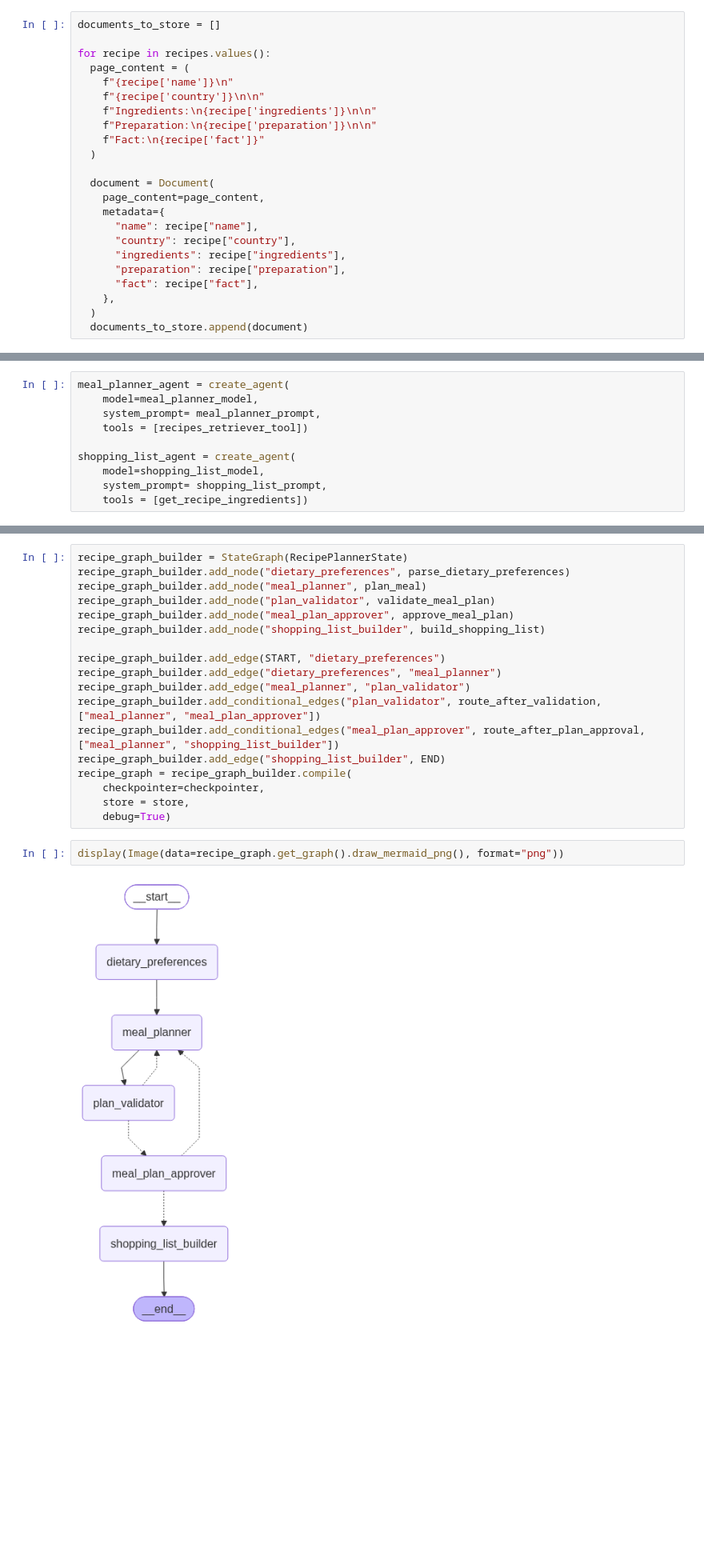
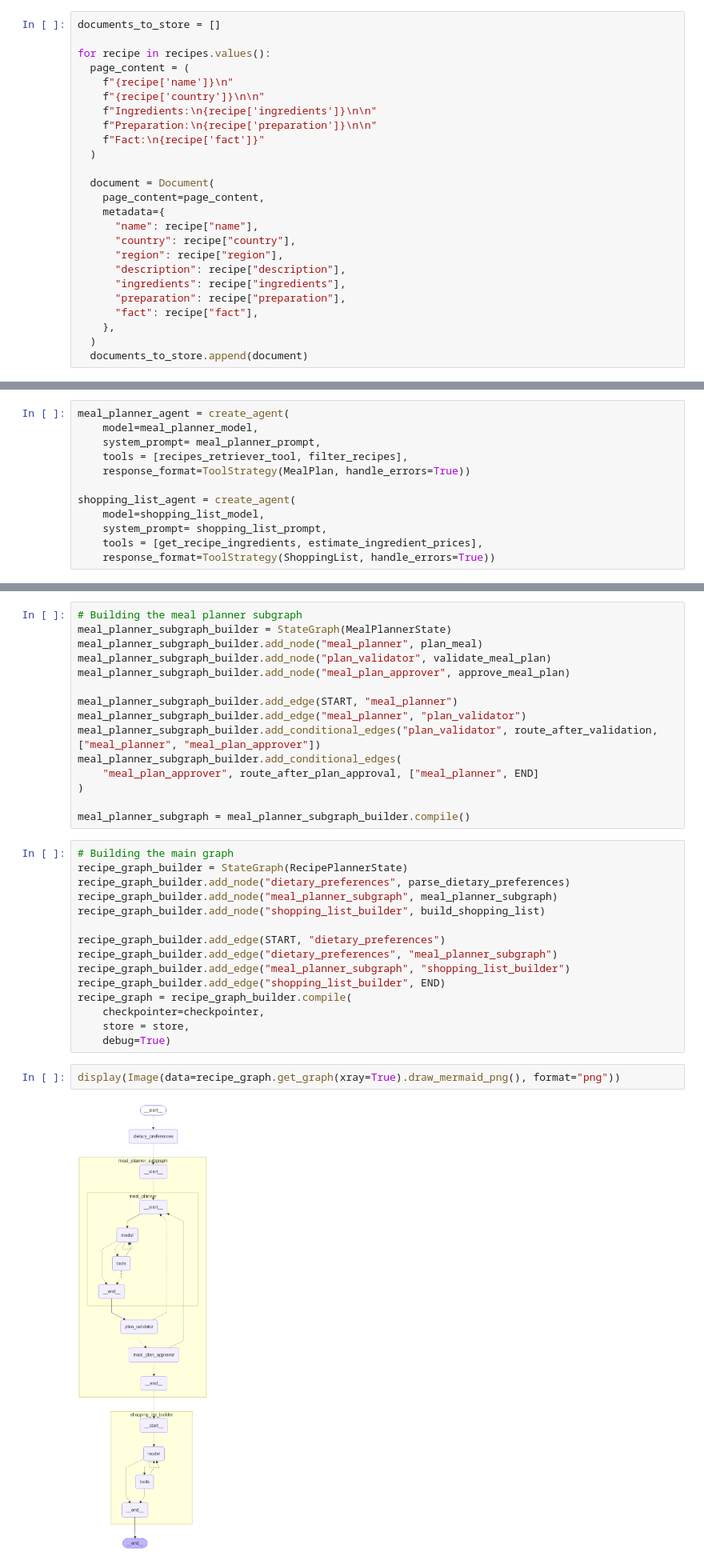
Before and after one commit to hsultova/Softuni-AI-Agents-Workflows, a Jupyter notebook: exam/exam_multi_agent_system.ipynb, the cells around one changed output, grey strips where cells are left out. Shown at 80% size. Cells and saved outputs as stored; diff of their text form; blank space fills up the shorter version.

```diff
--- a/exam/exam_multi_agent_system.ipynb
+++ b/exam/exam_multi_agent_system.ipynb
@@ -153,6 +177,8 @@ for recipe in recipes.values():
     metadata={
       "name": recipe["name"],
       "country": recipe["country"],
+      "region": recipe["region"],
+      "description": recipe["description"],
       "ingredients": recipe["ingredients"],
       "preparation": recipe["preparation"],
       "fact": recipe["fact"],
@@ -362,12 +509,14 @@ Scope restriction: You only produce shopping lists from a given meal plan. Do no
 meal_planner_agent = create_agent(
     model=meal_planner_model,
     system_prompt= meal_planner_prompt,
-    tools = [recipes_retriever_tool])
+    tools = [recipes_retriever_tool, filter_recipes],
+    response_format=ToolStrategy(MealPlan, handle_errors=True))
 
 shopping_list_agent = create_agent(
     model=shopping_list_model,
     system_prompt= shopping_list_prompt,
-    tools = [get_recipe_ingredients])
+    tools = [get_recipe_ingredients, estimate_ingredient_prices],
+    response_format=ToolStrategy(ShoppingList, handle_errors=True))
 # %%
 checkpointer = InMemorySaver()
 store = InMemoryStore()
@@ -550,22 +756,34 @@ def build_shopping_list(state: RecipePlannerState):
+# %%
+# Building the meal planner subgraph
+meal_planner_subgraph_builder = StateGraph(MealPlannerState)
+meal_planner_subgraph_builder.add_node("meal_planner", plan_meal)
+meal_planner_subgraph_builder.add_node("plan_validator", validate_meal_plan)
+meal_planner_subgraph_builder.add_node("meal_plan_approver", approve_meal_plan)
+
+meal_planner_subgraph_builder.add_edge(START, "meal_planner")
+meal_planner_subgraph_builder.add_edge("meal_planner", "plan_validator")
+meal_planner_subgraph_builder.add_conditional_edges("plan_validator", route_after_validation,["meal_planner", "meal_plan_approver"])
+meal_planner_subgraph_builder.add_conditional_edges(
+    "meal_plan_approver", route_after_plan_approval, ["meal_planner", END]
+)
+
+meal_planner_subgraph = meal_planner_subgraph_builder.compile()
 # %%
+# Building the main graph
 recipe_graph_builder = StateGraph(RecipePlannerState)
 recipe_graph_builder.add_node("dietary_preferences", parse_dietary_preferences)
-recipe_graph_builder.add_node("meal_planner", plan_meal)
-recipe_graph_builder.add_node("plan_validator", validate_meal_plan)
-recipe_graph_builder.add_node("meal_plan_approver", approve_meal_plan)
+recipe_graph_builder.add_node("meal_planner_subgraph", meal_planner_subgraph)
 recipe_graph_builder.add_node("shopping_list_builder", build_shopping_list)
 
 recipe_graph_builder.add_edge(START, "dietary_preferences")
-recipe_graph_builder.add_edge("dietary_preferences", "meal_planner")
-recipe_graph_builder.add_edge("meal_planner", "plan_validator")
-recipe_graph_builder.add_conditional_edges("plan_validator", route_after_validation,["meal_planner", "meal_plan_approver"])
-recipe_graph_builder.add_conditional_edges("meal_plan_approver", route_after_plan_approval, ["meal_planner", "shopping_list_builder"])
+recipe_graph_builder.add_edge("dietary_preferences", "meal_planner_subgraph")
+recipe_graph_builder.add_edge("meal_planner_subgraph", "shopping_list_builder")
 recipe_graph_builder.add_edge("shopping_list_builder", END)
 recipe_graph = recipe_graph_builder.compile(
     checkpointer=checkpointer,
     store = store,
     debug=True)
 # %%
-display(Image(data=recipe_graph.get_graph().draw_mermaid_png(), format="png"))
+display(Image(data=recipe_graph.get_graph(xray=True).draw_mermaid_png(), format="png"))
 # %% [output]
-[figure, old version]
+[figure, new version]
```
Also changed, not shown: parts of 34 cells of this notebook.
